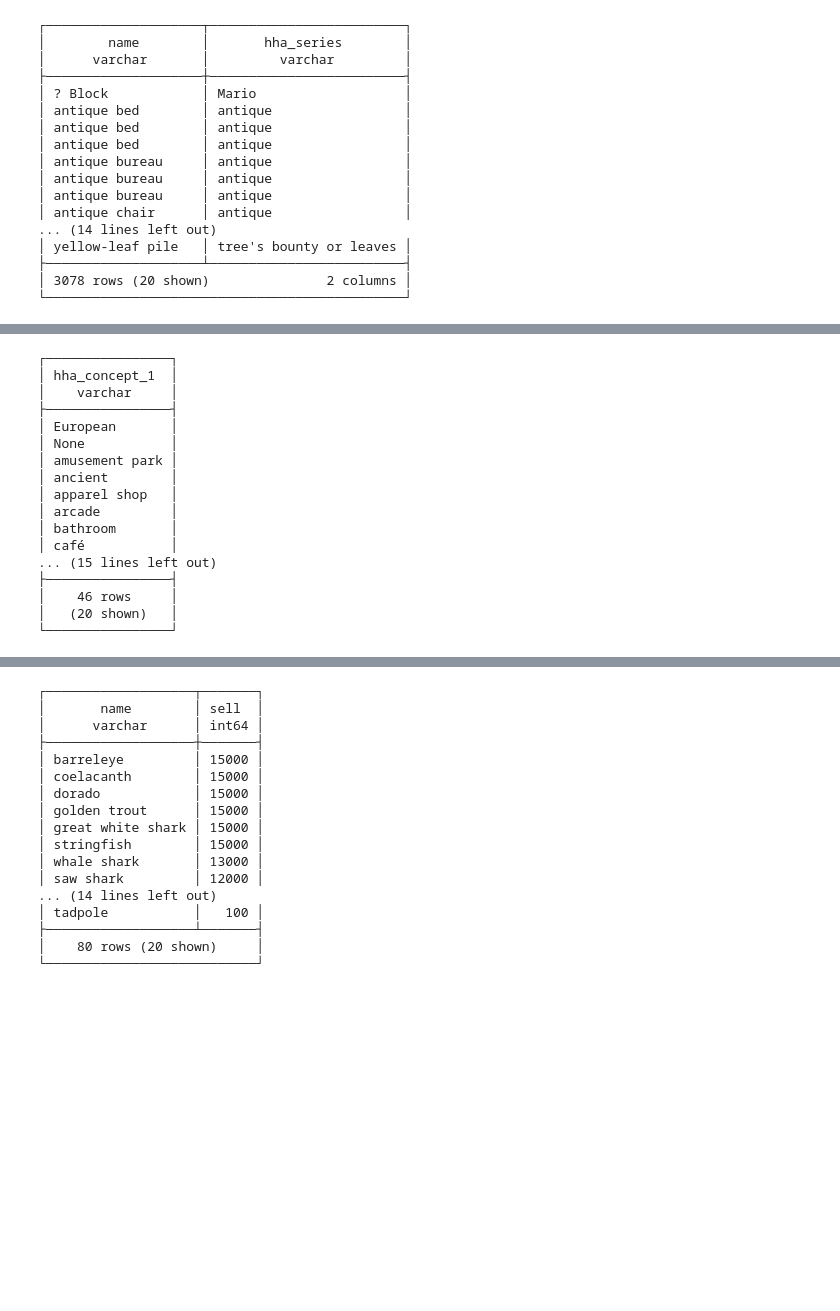
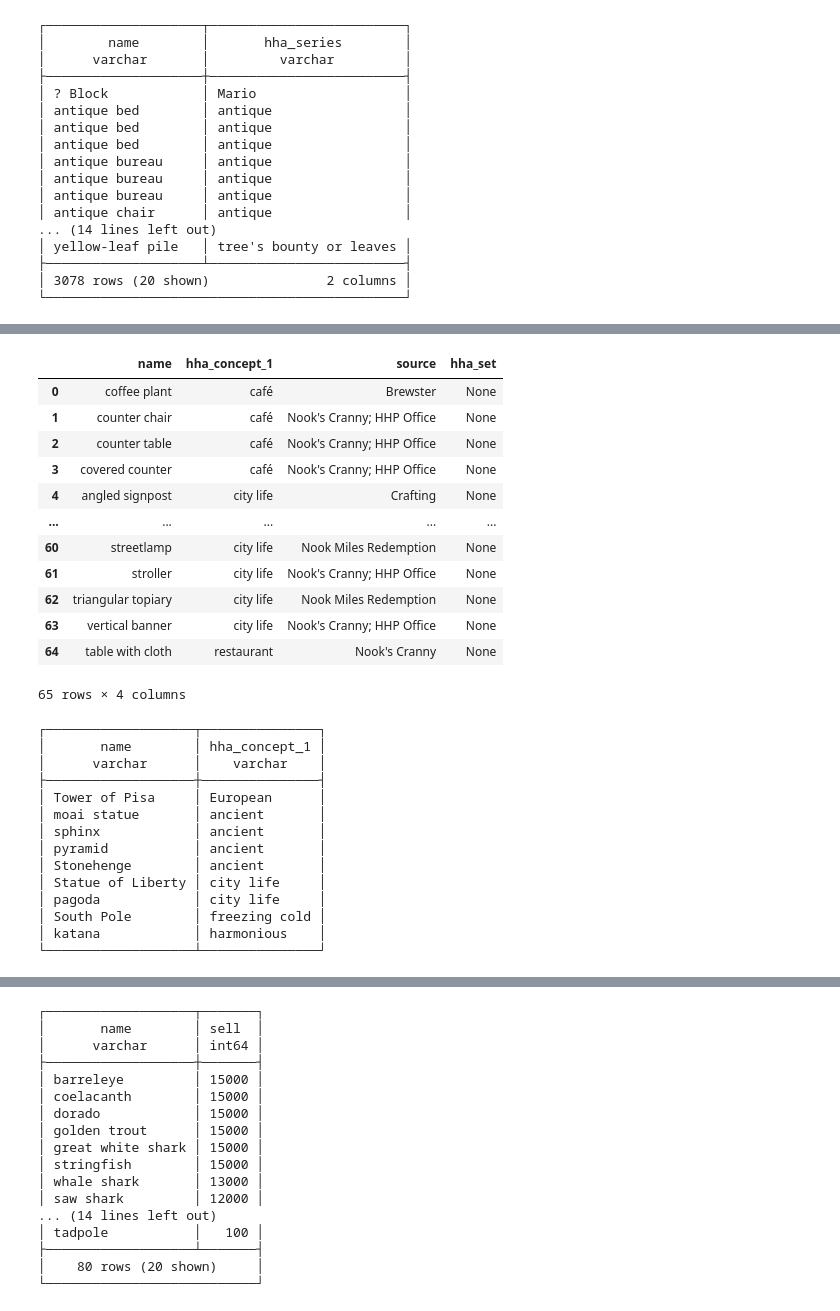
Before and after one commit to kiera-dev/ACNH_Colab_SQL, a Jupyter notebook: ACNH_Data.ipynb, the cells around one changed output, grey strips where cells are left out. Cells and saved outputs as stored; diff of their text form; code cells hidden in the pictures; blank space fills up the shorter version.

```diff
--- a/ACNH_Data.ipynb
+++ b/ACNH_Data.ipynb
@@ -491,21 +703,49 @@ duckdb.sql("SELECT DISTINCT name, hha_series FROM housewares_df WHERE hha_series
+# %%
+duckdb.sql("""
+SELECT
+  DISTINCT name,
+  hha_concept_1,
+  source,
+  hha_set
+FROM housewares_df
+WHERE hha_concept_1 = 'café'
+  OR hha_concept_1 = 'city life'
+  OR hha_concept_1 = 'restaurant'""").df()
+# %% [output]
+|  | name | hha_concept_1 | source | hha_set |
+| 0 | coffee plant | café | Brewster | None |
+| 1 | counter chair | café | Nook's Cranny; HHP Office | None |
+| 2 | counter table | café | Nook's Cranny; HHP Office | None |
+| 3 | covered counter | café | Nook's Cranny; HHP Office | None |
+| 4 | angled signpost | city life | Crafting | None |
+| ... | ... | ... | ... | ... |
+| 60 | streetlamp | city life | Nook Miles Redemption | None |
+| 61 | stroller | city life | Nook's Cranny; HHP Office | None |
+| 62 | triangular topiary | city life | Nook Miles Redemption | None |
+| 63 | vertical banner | city life | Nook's Cranny; HHP Office | None |
+| 64 | table with cloth | restaurant | Nook's Cranny | None |
+65 rows × 4 columns
 # %%
-duckdb.sql("SELECT DISTINCT hha_concept_1 FROM housewares_df ORDER BY hha_concept_1 ASC")
+duckdb.sql("""
+SELECT
+  DISTINCT name,
+  hha_concept_1
+FROM housewares_df
+WHERE source = 'Gulliver'
+ORDER BY hha_concept_1 ASC""")
 # %% [output]
-┌────────────────┐
-│ hha_concept_1  │
-│    varchar     │
-├────────────────┤
-│ European       │
-│ None           │
-│ amusement park │
-│ ancient        │
-│ apparel shop   │
-│ arcade         │
-│ bathroom       │
-│ café           │
-... (15 lines left out)
-├────────────────┤
-│    46 rows     │
-│   (20 shown)   │
-└────────────────┘
+┌───────────────────┬───────────────┐
+│       name        │ hha_concept_1 │
+│      varchar      │    varchar    │
+├───────────────────┼───────────────┤
+│ Tower of Pisa     │ European      │
+│ moai statue       │ ancient       │
+│ sphinx            │ ancient       │
+│ pyramid           │ ancient       │
+│ Stonehenge        │ ancient       │
+│ Statue of Liberty │ city life     │
+│ pagoda            │ city life     │
+│ South Pole        │ freezing cold │
+│ katana            │ harmonious    │
+└───────────────────┴───────────────┘
 # %%
```
Also changed, not shown: parts of 38 cells of this notebook.
